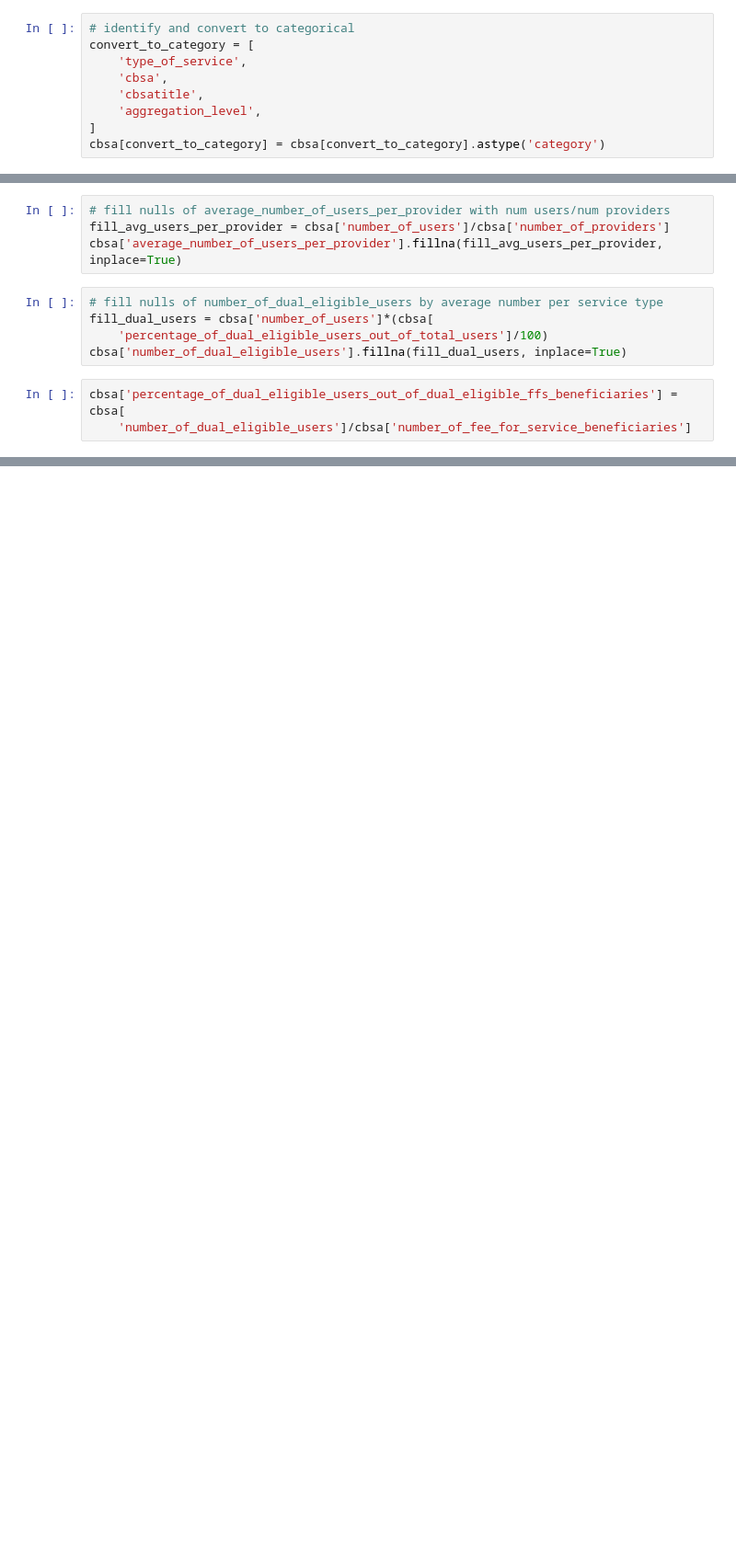
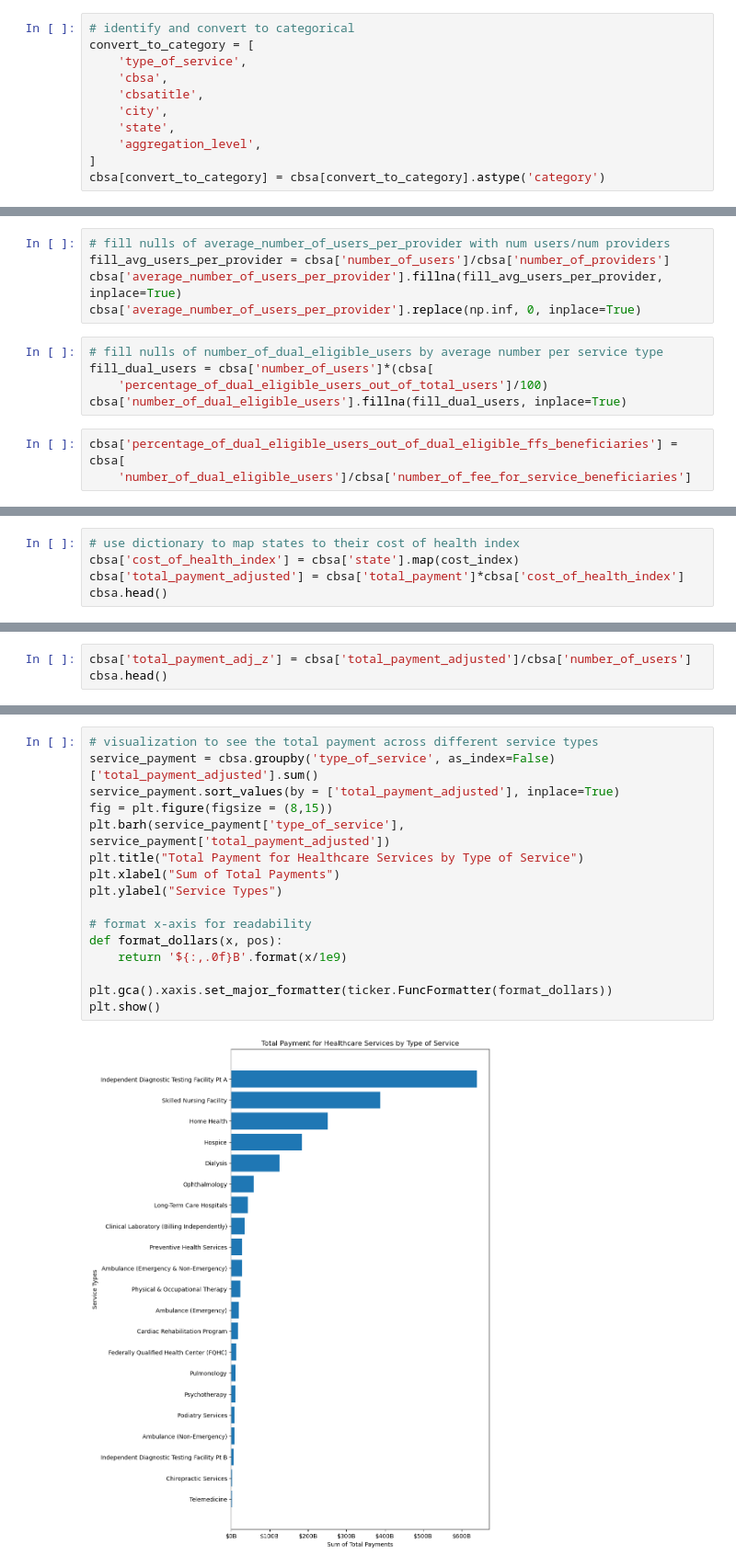
Before and after one commit to renaqd/team7-ADS502, a Jupyter notebook: team7-Final.ipynb, the cells around one changed output, grey strips where cells are left out. Shown at 92% size. Drawn from its saved outputs; the diff is of its cells as text; blank space fills up the shorter version.

```diff
--- a/team7-Final.ipynb
+++ b/team7-Final.ipynb
@@ -126,6 +147,8 @@ convert_to_category = [
     'type_of_service',
     'cbsa',
     'cbsatitle',
+    'city',
+    'state',
     'aggregation_level',
 ]
 cbsa[convert_to_category] = cbsa[convert_to_category].astype('category')
@@ -287,6 +306,7 @@ cbsa
 # fill nulls of average_number_of_users_per_provider with num users/num providers
 fill_avg_users_per_provider = cbsa['number_of_users']/cbsa['number_of_providers']
 cbsa['average_number_of_users_per_provider'].fillna(fill_avg_users_per_provider, inplace=True)
+cbsa['average_number_of_users_per_provider'].replace(np.inf, 0, inplace=True)
 # %%
 # fill nulls of number_of_dual_eligible_users by average number per service type
 fill_dual_users = cbsa['number_of_users']*(cbsa[
@@ -320,0 +521,5 @@ cbsa.to_csv('cbsa_providerv5.csv', index=False)
+# %%
+# use dictionary to map states to their cost of health index
+cbsa['cost_of_health_index'] = cbsa['state'].map(cost_index)
+cbsa['total_payment_adjusted'] = cbsa['total_payment']*cbsa['cost_of_health_index']
+cbsa.head()
@@ -320,0 +535,3 @@ cbsa.to_csv('cbsa_providerv5.csv', index=False)
+# %%
+cbsa['total_payment_adj_z'] = cbsa['total_payment_adjusted']/cbsa['number_of_users']
+cbsa.head()
@@ -320,0 +559,18 @@ cbsa.to_csv('cbsa_providerv5.csv', index=False)
+# %%
+# visualization to see the total payment across different service types
+service_payment = cbsa.groupby('type_of_service', as_index=False)['total_payment_adjusted'].sum()
+service_payment.sort_values(by = ['total_payment_adjusted'], inplace=True)
+fig = plt.figure(figsize = (8,15))
+plt.barh(service_payment['type_of_service'], service_payment['total_payment_adjusted'])
+plt.title("Total Payment for Healthcare Services by Type of Service")
+plt.xlabel("Sum of Total Payments")
+plt.ylabel("Service Types")
+
+# format x-axis for readability
+def format_dollars(x, pos):
+    return '${:,.0f}B'.format(x/1e9)
+
+plt.gca().xaxis.set_major_formatter(ticker.FuncFormatter(format_dollars))
+plt.show()
+# %% [output]
+[figure, added]
```
Also changed, not shown: parts of 41 cells of this notebook.
